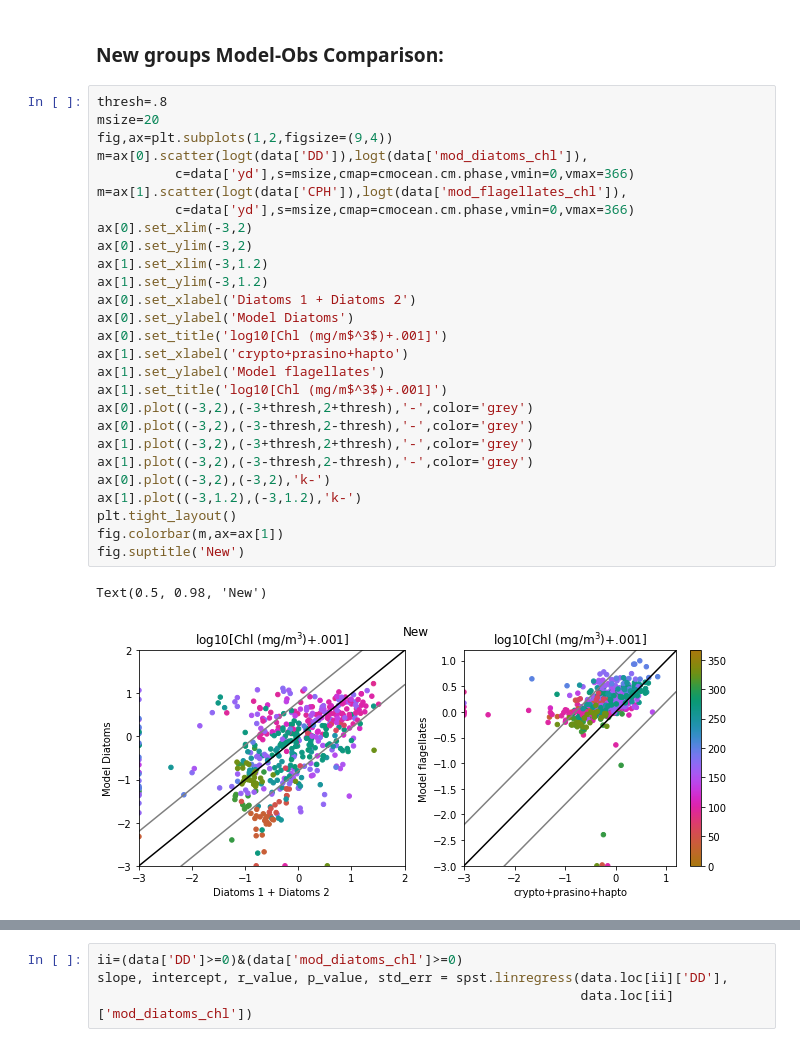
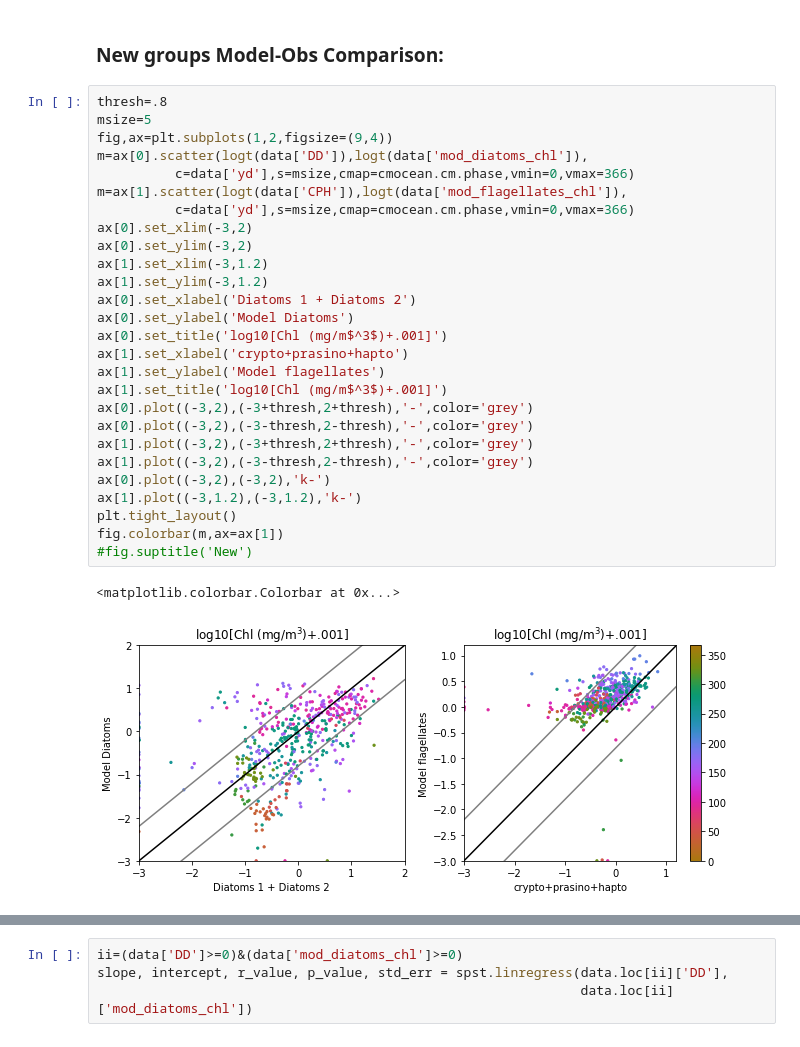
Before and after one commit to SalishSeaCast/analysis-elise-2, a Jupyter notebook: notebooks/NemcekHPLC/compHPLCModelFirstLook-Regress-201812_NewALLO.ipynb, the cells around one changed output, grey strips where cells are left out. Saved outputs shown, nothing was run; the diff lists cells and outputs as text.

```diff
--- a/notebooks/NemcekHPLC/compHPLCModelFirstLook-Regress-201812_NewALLO.ipynb
+++ b/notebooks/NemcekHPLC/compHPLCModelFirstLook-Regress-201812_NewALLO.ipynb
@@ -639,33 +672,33 @@ dflog.corr()
 ### New groups Model-Obs Comparison:
 # %%
 thresh=.8
-msize=20
+msize=5
 fig,ax=plt.subplots(1,2,figsize=(9,4))
 m=ax[0].scatter(logt(data['DD']),logt(data['mod_diatoms_chl']),
           c=data['yd'],s=msize,cmap=cmocean.cm.phase,vmin=0,vmax=366)
 m=ax[1].scatter(logt(data['CPH']),logt(data['mod_flagellates_chl']),
           c=data['yd'],s=msize,cmap=cmocean.cm.phase,vmin=0,vmax=366)
 ax[0].set_xlim(-3,2)
 ax[0].set_ylim(-3,2)
 ax[1].set_xlim(-3,1.2)
 ax[1].set_ylim(-3,1.2)
 ax[0].set_xlabel('Diatoms 1 + Diatoms 2')
 ax[0].set_ylabel('Model Diatoms')
 ax[0].set_title('log10[Chl (mg/m$^3$)+.001]')
 ax[1].set_xlabel('crypto+prasino+hapto')
 ax[1].set_ylabel('Model flagellates')
 ax[1].set_title('log10[Chl (mg/m$^3$)+.001]')
 ax[0].plot((-3,2),(-3+thresh,2+thresh),'-',color='grey')
 ax[0].plot((-3,2),(-3-thresh,2-thresh),'-',color='grey')
 ax[1].plot((-3,2),(-3+thresh,2+thresh),'-',color='grey')
 ax[1].plot((-3,2),(-3-thresh,2-thresh),'-',color='grey')
 ax[0].plot((-3,2),(-3,2),'k-')
 ax[1].plot((-3,1.2),(-3,1.2),'k-')
 plt.tight_layout()
 fig.colorbar(m,ax=ax[1])
-fig.suptitle('New')
+#fig.suptitle('New')
 # %% [output]
-Text(0.5, 0.98, 'New')
+<matplotlib.colorbar.Colorbar at 0x...>
-[figure, old version]
+[figure, new version]
 # %%
 thresh=.8
```
Also changed, not shown: parts of 32 cells of this notebook.
